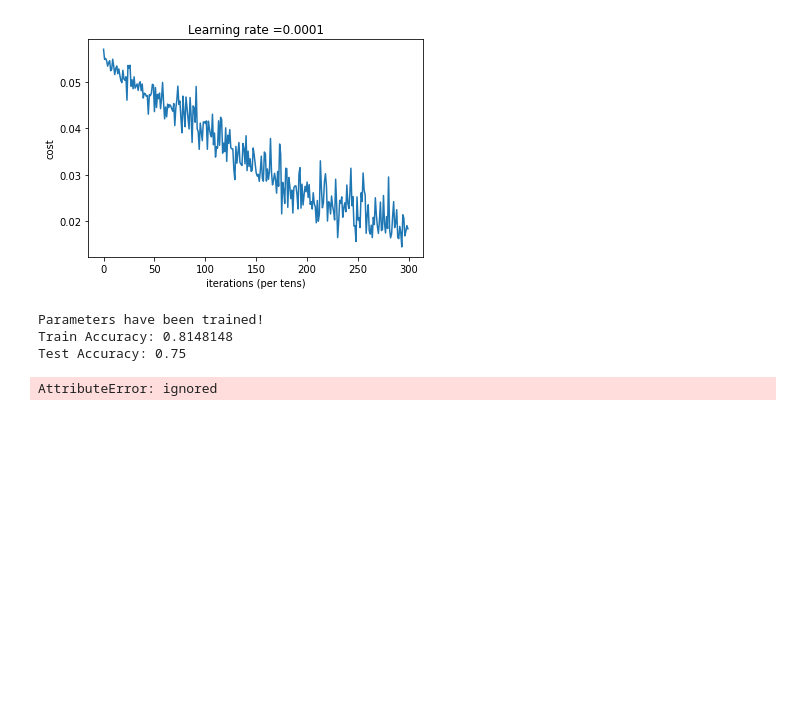
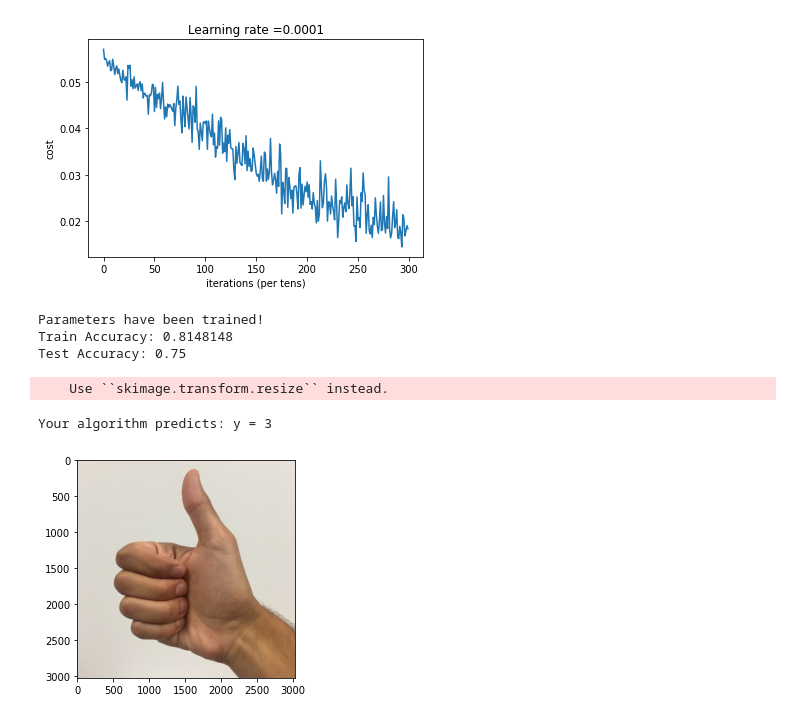
Before and after one commit to dung18520632/Deep_Learning-Python-Basics, a Jupyter notebook: Untitled49.ipynb, the cells around one changed output. Saved outputs shown, nothing was run; the diff lists cells and outputs as text; code cells hidden in the pictures; blank space fills up the shorter version.

```diff
--- a/Untitled49.ipynb
+++ b/Untitled49.ipynb
@@ -349,23 +378,46 @@ Test Accuracy: 0.75
+# %%
+def predict(X, parameters):
+    W1 = tf.convert_to_tensor(parameters["W1"])
+    b1 = tf.convert_to_tensor(parameters["b1"])
+    W2 = tf.convert_to_tensor(parameters["W2"])
+    b2 = tf.convert_to_tensor(parameters["b2"])
+    W3 = tf.convert_to_tensor(parameters["W3"])
+    b3 = tf.convert_to_tensor(parameters["b3"])
+    params = {"W1": W1,
+              "b1": b1,
+              "W2": W2,
+              "b2": b2,
+              "W3": W3,
+              "b3": b3}
+    x = tf.compat.v1.placeholder(tf.float32, shape=(12288, 1))
+
+    z3 = forward_propagation_for_predict(x, params)
+    p = tf.argmax(z3)
+
+    sess = tf.Session()
+    prediction = sess.run(p, feed_dict = {x: X})
+    return prediction
 # %%
-
 import scipy
 from PIL import Image
 from scipy import ndimage
 import cv2
 import scipy.misc
 from skimage.transform import resize
-
+import imageio
 ## START CODE HERE ## (PUT YOUR IMAGE NAME)
 my_image = "thumbs_up.jpg"
 ## END CODE HERE ##
-
+import numpy as np
 # We preprocess your image to fit your algorithm.
 fname = "/content/thumbs_up.jpg"
-image = np.array(cv2.imread(fname,1))
-my_image=resize(image, output_shape=(64,64)).reshape((1, 64*64*3)).T
+my_image = scipy.misc.imresize(image, size=(64,64)).reshape((1, 64*64*3)).T
 my_image_prediction = predict(my_image, parameters)
+
 
 plt.imshow(image)
 print("Your algorithm predicts: y = " + str(np.squeeze(my_image_prediction)))
 # %% [output]
-AttributeError: ignored
+    Use ``skimage.transform.resize`` instead.
+Your algorithm predicts: y = 3
+[figure, added]
```
Also changed, not shown: parts of 4 cells of this notebook.
